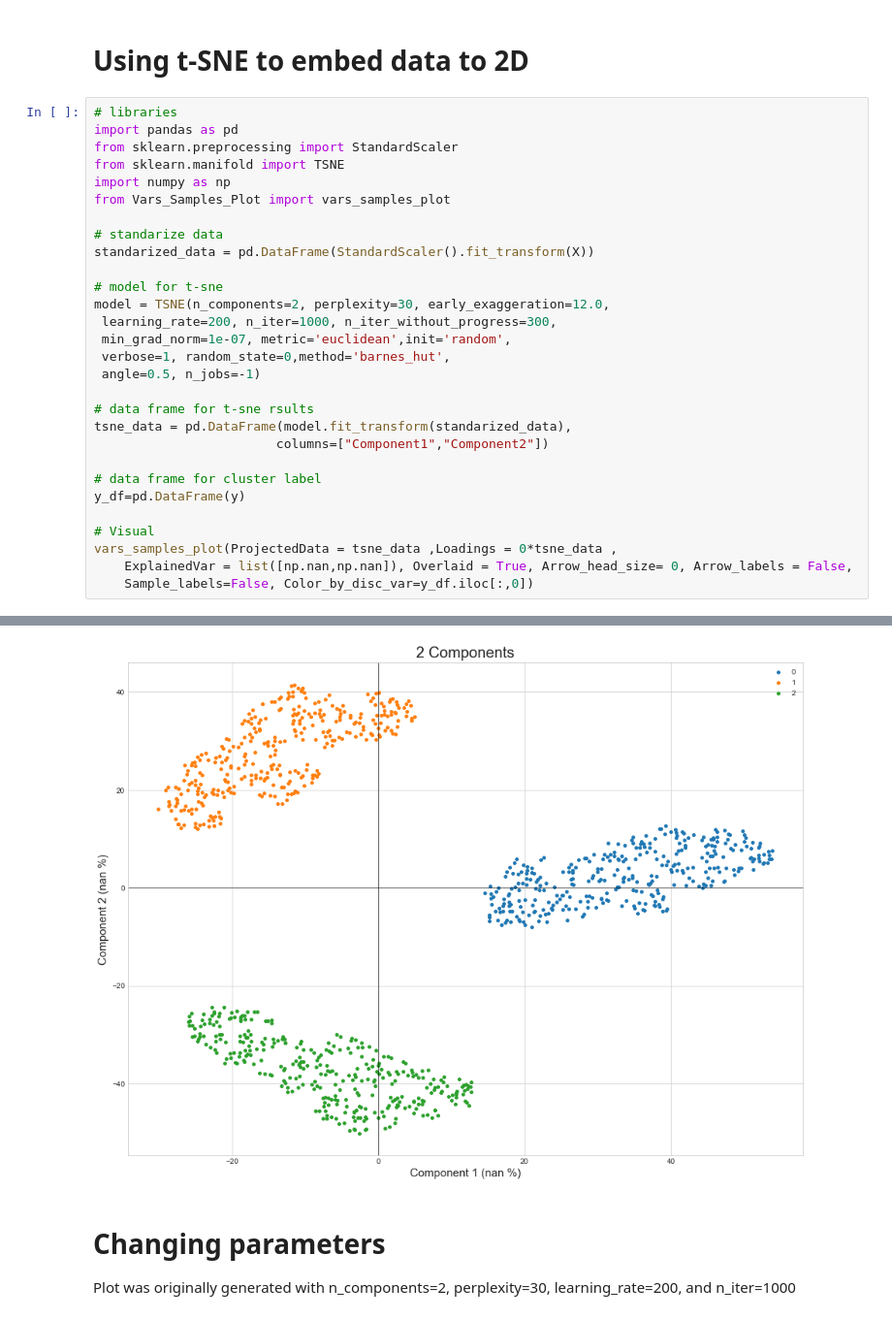
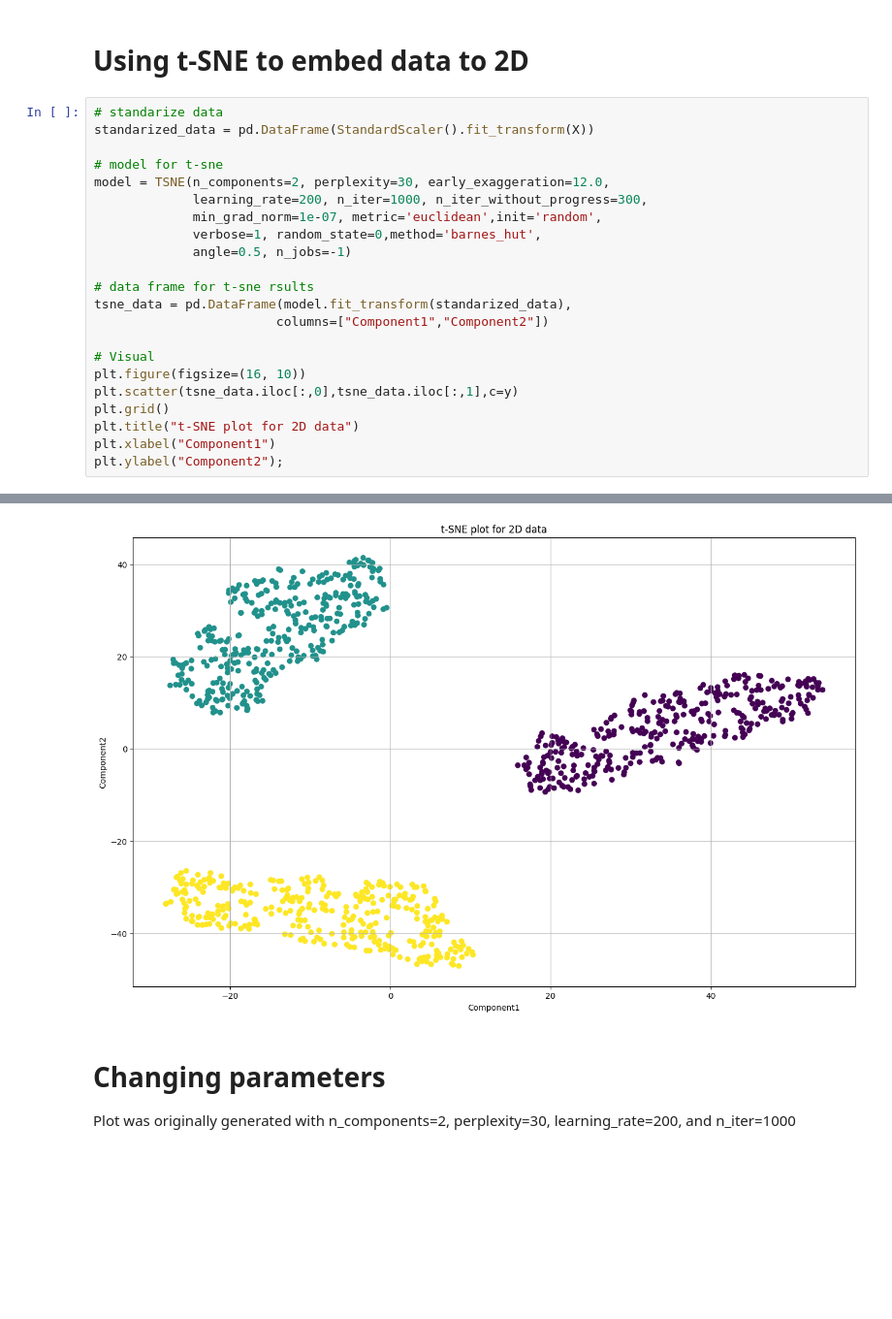
Before and after one commit to adames-ouro/T-SNE, a Jupyter notebook: Dimensionality Reduction - tSNE.ipynb, the cells around one changed output, grey strips where cells are left out. Shown at 97% size. Saved outputs shown, nothing was run; the diff lists cells and outputs as text; blank space fills up the shorter version.

```diff
--- a/Dimensionality Reduction - tSNE.ipynb
+++ b/Dimensionality Reduction - tSNE.ipynb
@@ -102,33 +98,26 @@ ax.view_init(0, 45)
 # %% [markdown]
 # Using t-SNE to embed data to 2D
 # %%
-# libraries
-import pandas as pd
-from sklearn.preprocessing import StandardScaler
-from sklearn.manifold import TSNE
-import numpy as np
-from Vars_Samples_Plot import vars_samples_plot
-
 # standarize data
 standarized_data = pd.DataFrame(StandardScaler().fit_transform(X))
 
 # model for t-sne
 model = TSNE(n_components=2, perplexity=30, early_exaggeration=12.0,
- learning_rate=200, n_iter=1000, n_iter_without_progress=300,
- min_grad_norm=1e-07, metric='euclidean',init='random',
- verbose=1, random_state=0,method='barnes_hut',
- angle=0.5, n_jobs=-1)
+             learning_rate=200, n_iter=1000, n_iter_without_progress=300,
+             min_grad_norm=1e-07, metric='euclidean',init='random',
+             verbose=1, random_state=0,method='barnes_hut',
+             angle=0.5, n_jobs=-1)
 
 # data frame for t-sne rsults
 tsne_data = pd.DataFrame(model.fit_transform(standarized_data),
                         columns=["Component1","Component2"])
 
-# data frame for cluster label
-y_df=pd.DataFrame(y)
-
 # Visual
-vars_samples_plot(ProjectedData = tsne_data ,Loadings = 0*tsne_data ,
-    ExplainedVar = list([np.nan,np.nan]), Overlaid = True, Arrow_head_size= 0, Arrow_labels = False,
-    Sample_labels=False, Color_by_disc_var=y_df.iloc[:,0])
+plt.figure(figsize=(16, 10))
+plt.scatter(tsne_data.iloc[:,0],tsne_data.iloc[:,1],c=y)
+plt.grid()
+plt.title("t-SNE plot for 2D data")
+plt.xlabel("Component1")
+plt.ylabel("Component2");
 # %% [output]
 [t-SNE] Computing 91 nearest neighbors...
@@ -141,4 +130,4 @@ vars_samples_plot(ProjectedData = tsne_data ,Loadings = 0*tsne_data ,
-[figure, old version]
+[figure, new version]
 # %% [markdown]
 # Changing parameters
 
```
Also changed, not shown: parts of 4 cells of this notebook, 1 other file.
